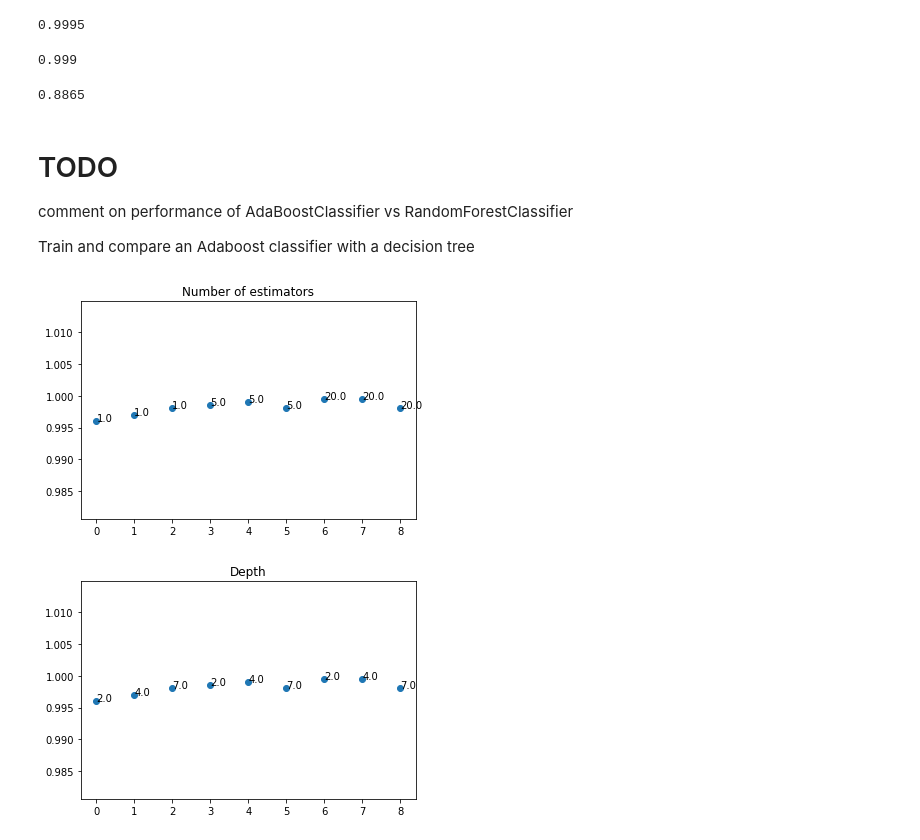
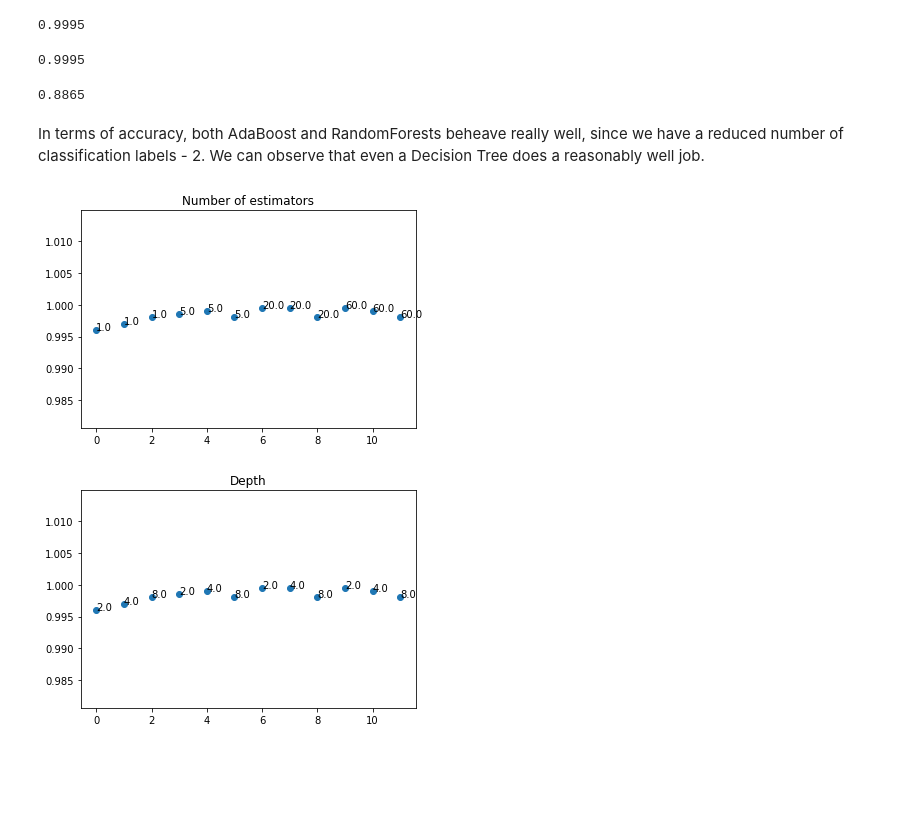
Before and after one commit to adicatana/ml_imaging_cw1_imperial, a Jupyter notebook: MLI-CW-1.ipynb, the cells around one changed output. Cells and saved outputs as stored; diff of their text form; code cells hidden in the pictures; blank space fills up the shorter version.

Commit message:
Some more comments

```diff
--- a/MLI-CW-1.ipynb
+++ b/MLI-CW-1.ipynb
@@ -30,7 +30,7 @@ from sklearn.ensemble import BaggingClassifier
 
 import numpy as np
 # %%
-X, Y = make_moons(1000, noise=0.4, random_state=0)
+X, Y = make_moons(1000, noise=0.3, random_state=0)
 
 pol_transform = PolynomialFeatures(degree=15)
 X_extended = pol_transform.fit_transform(X)
@@ -55,7 +55,7 @@ show_data()
 # %%
 # Decision Tree, using Gini
 
-decision_tree_gini = DecisionTreeClassifier(random_state=0)
+decision_tree_gini = DecisionTreeClassifier(criterion='gini', random_state=0)
 decision_tree_gini.fit(x_train, y_train)
 gini_acc = decision_tree_gini.score(x_test, y_test)
 # %% [markdown]
@@ -277,7 +247,7 @@ import numpy as np
 import pandas as pd
 
 # TODO change to /vol/lab/course/416/data/fashion/
-data_dir = '/Users/alexandrutoma/Programming/CW/ML for Img/mli-coursework-1/'
+data_dir = '/home/adicatana/Desktop/datasets/'
 
 df_train = pd.read_csv(data_dir + 'fashion_mnist_train.csv')
 df_test = pd.read_csv(data_dir + 'fashion_mnist_test.csv')
@@ -314,12 +280,12 @@ from sklearn.ensemble import AdaBoostClassifier
 
 dt = DecisionTreeClassifier(criterion="entropy", max_depth=4, random_state=0)
 
-adaboost_clr = AdaBoostClassifier(base_estimator=dt, n_estimators=80, learning_rate=0.5, random_state=0)
+adaboost_clr = AdaBoostClassifier(base_estimator=dt, n_estimators=20, learning_rate=0.6, random_state=0)
 adaboost_clr.fit(selected_x_train, selected_y_train)
 adaboost_acc = adaboost_clr.score(selected_x_test, selected_y_test)
 print(adaboost_acc)
 # %% [output]
-0.999
+0.9995
 # %%
 dt = DecisionTreeClassifier(criterion="entropy", max_depth=4, random_state=0)
 
@@ -329,32 +295,29 @@ dt_acc = rf.score(selected_x_test, selected_y_test)
 print(dt_acc)
 # %% [output]
 0.8865
-# %% [markdown]
-# TODO
-comment on performance of AdaBoostClassifier vs RandomForestClassifier
-
-Train and compare an Adaboost classifier with a decision tree
+# %% [markdown]
+In terms of accuracy, both AdaBoost and RandomForests beheave really well, since we have a reduced number of classification labels - 2. We can observe that even a Decision Tree does a reasonably well job.
 # %%
 from sklearn.ensemble import AdaBoostClassifier
 
 configs = []
 
-for nr_of_estimators in [1, 5, 20]:
-    for depth in [2, 4, 7]:
+for nr_of_estimators in [1, 5, 20, 60]:
+    for depth in [2, 4, 8]:
         dt = DecisionTreeClassifier(criterion="entropy", max_depth=depth, random_state=0)
         adaboost_clr = AdaBoostClassifier(base_estimator=dt, n_estimators=nr_of_estimators, learning_rate=0.5, random_state=0)
         adaboost_clr.fit(selected_x_train, selected_y_train)
         adaboost_acc = adaboost_clr.score(selected_x_test, selected_y_test)
         configs.append(np.array([nr_of_estimators, depth, adaboost_acc]))
 
 configs = np.array(configs)
 
 for idx, txt in enumerate(["Number of estimators", "Depth"]):
     plt.scatter(list(range(len(configs))), configs[:,-1])
     for i in range(len(configs)):
         plt.annotate(configs[i][idx], (i, configs[i][-1]))
     plt.title(txt)
     plt.show()
 # %% [output]
-[figure, old version]
+[figure, new version]
-[figure, old version]
+[figure, new version]
```
Also changed, not shown: parts of 12 cells of this notebook.
